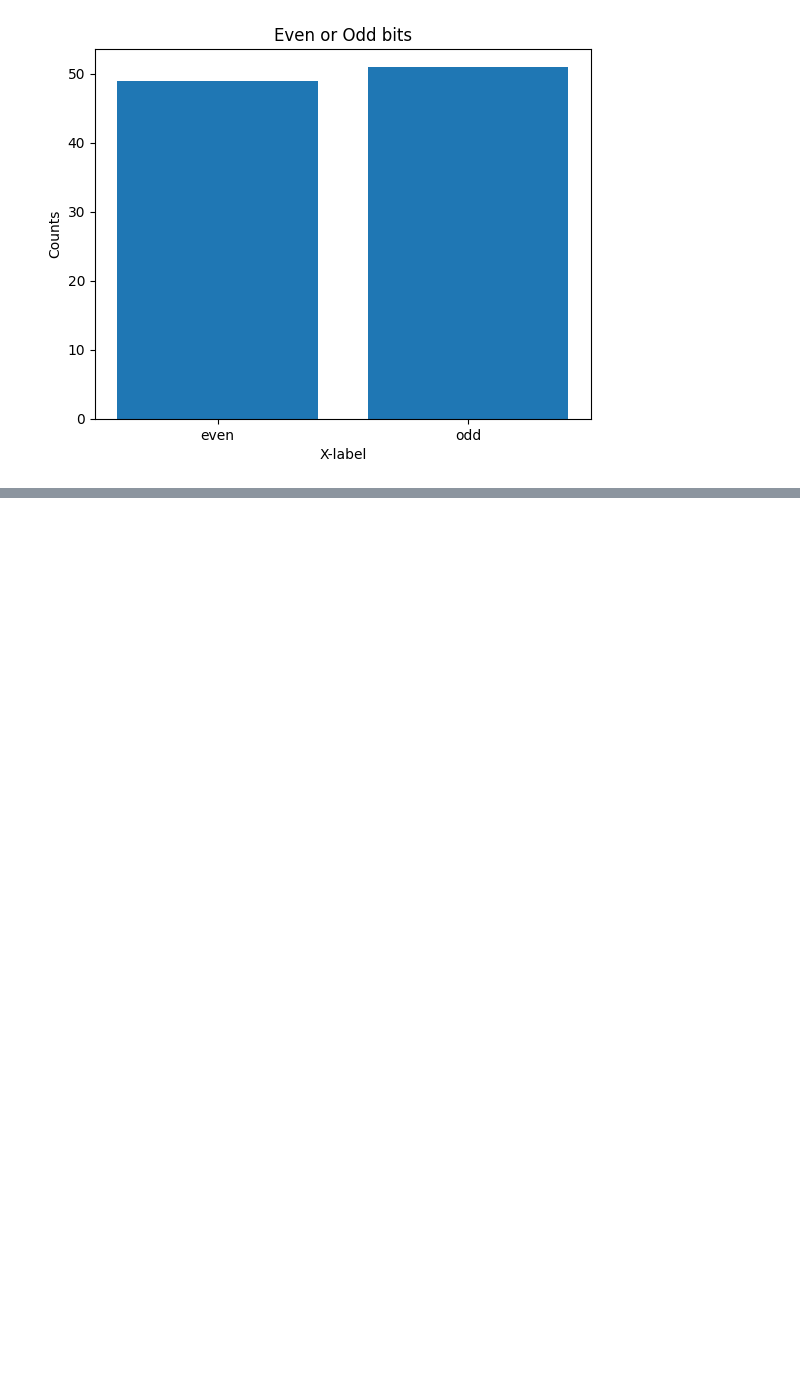
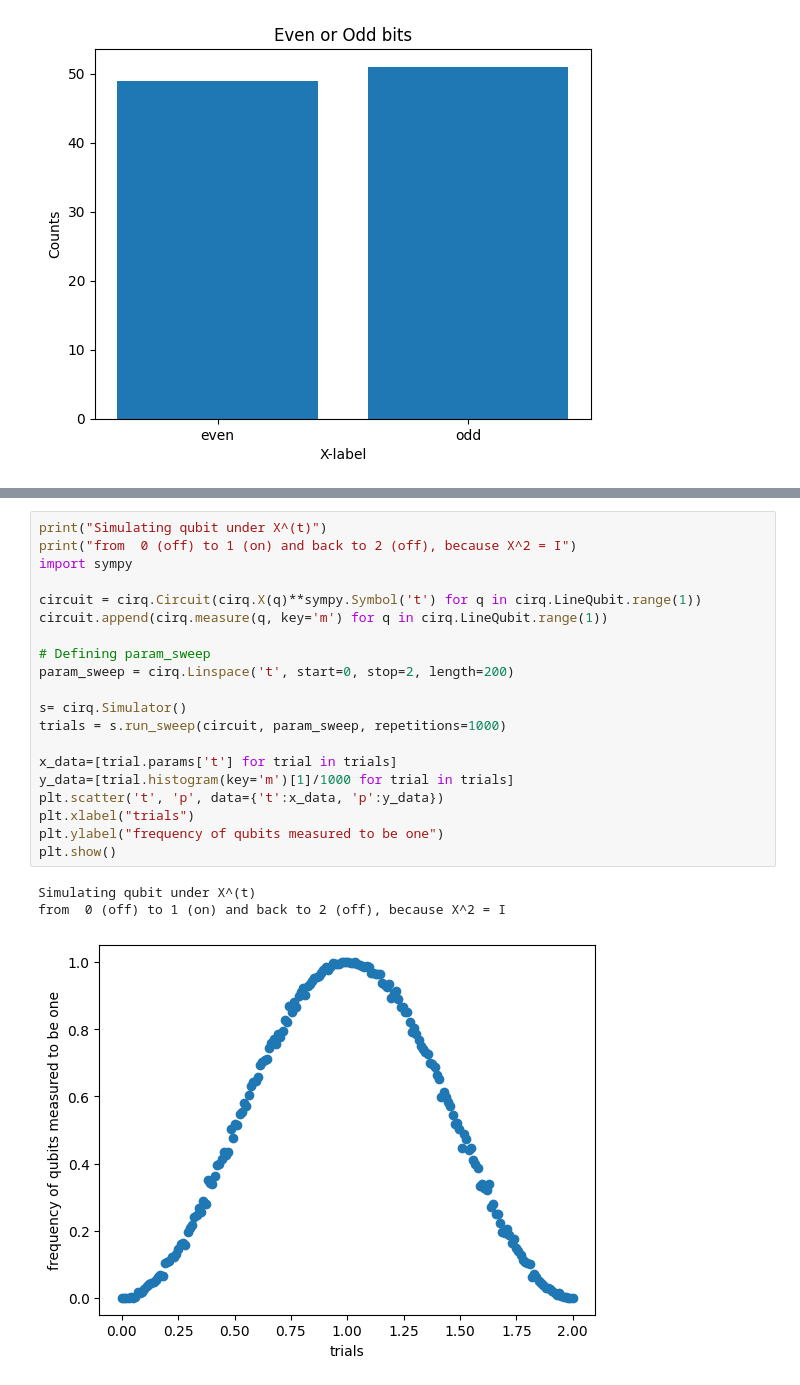
Before and after one commit to edsonsignor/cirq-otoc-prep, a Jupyter notebook: notebooks/01_cirq_basics.ipynb, the cells around one changed output, grey strips where cells are left out. Saved outputs shown, nothing was run; the diff lists cells and outputs as text; blank space fills up the shorter version.

```diff
--- a/notebooks/01_cirq_basics.ipynb
+++ b/notebooks/01_cirq_basics.ipynb
@@ -357,0 +448,24 @@ Useful for variational algorithms to optimize a cost function. Possibilities
+# %%
+print("Simulating qubit under X^(t)")
+print("from  0 (off) to 1 (on) and back to 2 (off), because X^2 = I")
+import sympy
+
+circuit = cirq.Circuit(cirq.X(q)**sympy.Symbol('t') for q in cirq.LineQubit.range(1))
+circuit.append(cirq.measure(q, key='m') for q in cirq.LineQubit.range(1))
+
+# Defining param_sweep
+param_sweep = cirq.Linspace('t', start=0, stop=2, length=200)
+
+s= cirq.Simulator()
+trials = s.run_sweep(circuit, param_sweep, repetitions=1000)
+
+x_data=[trial.params['t'] for trial in trials]
+y_data=[trial.histogram(key='m')[1]/1000 for trial in trials]
+plt.scatter('t', 'p', data={'t':x_data, 'p':y_data})
+plt.xlabel("trials")
+plt.ylabel("frequency of qubits measured to be one")
+plt.show()
+# %% [output]
+Simulating qubit under X^(t)
+from  0 (off) to 1 (on) and back to 2 (off), because X^2 = I
+[figure, added]
```
Also changed, not shown: parts of 57 cells of this notebook, 6 other files.
